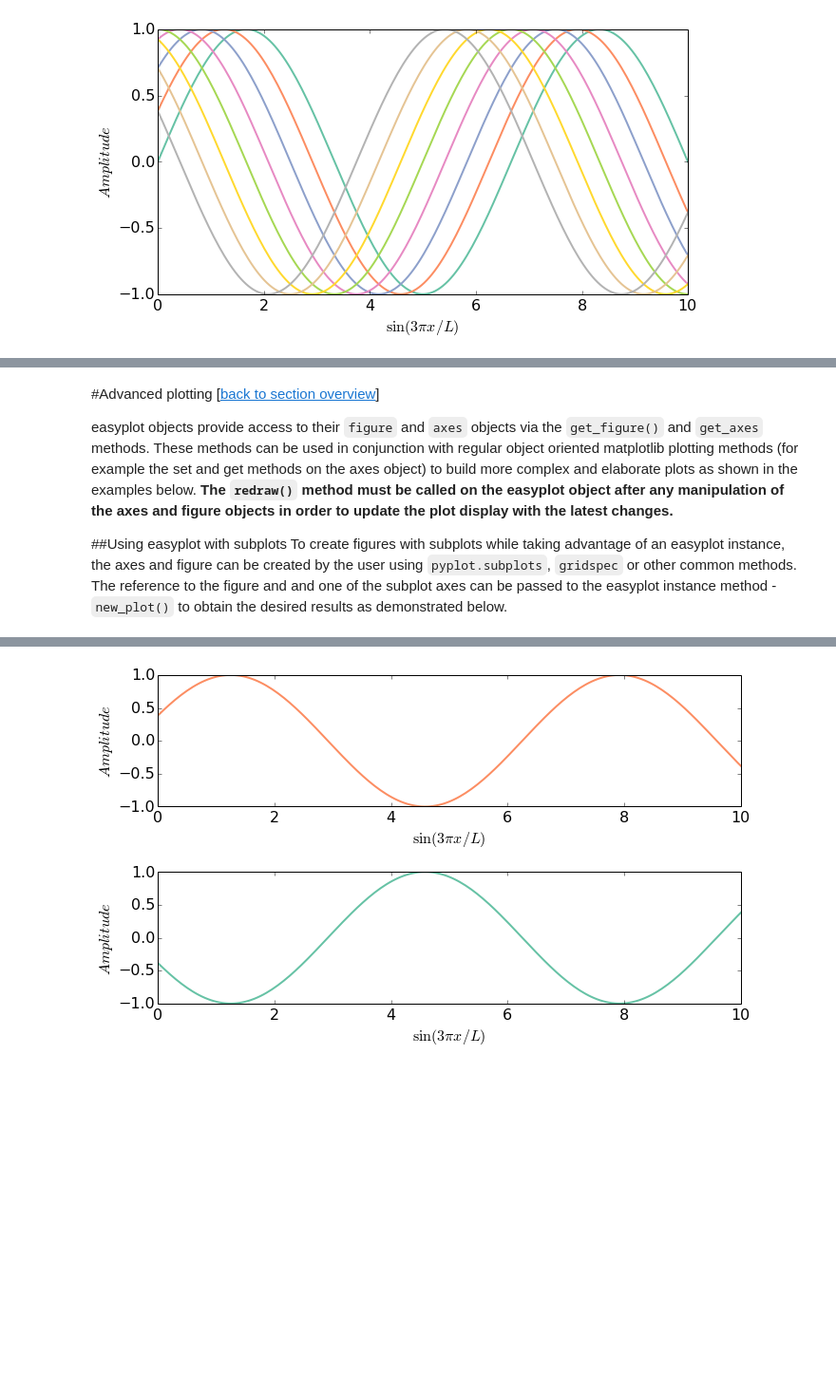
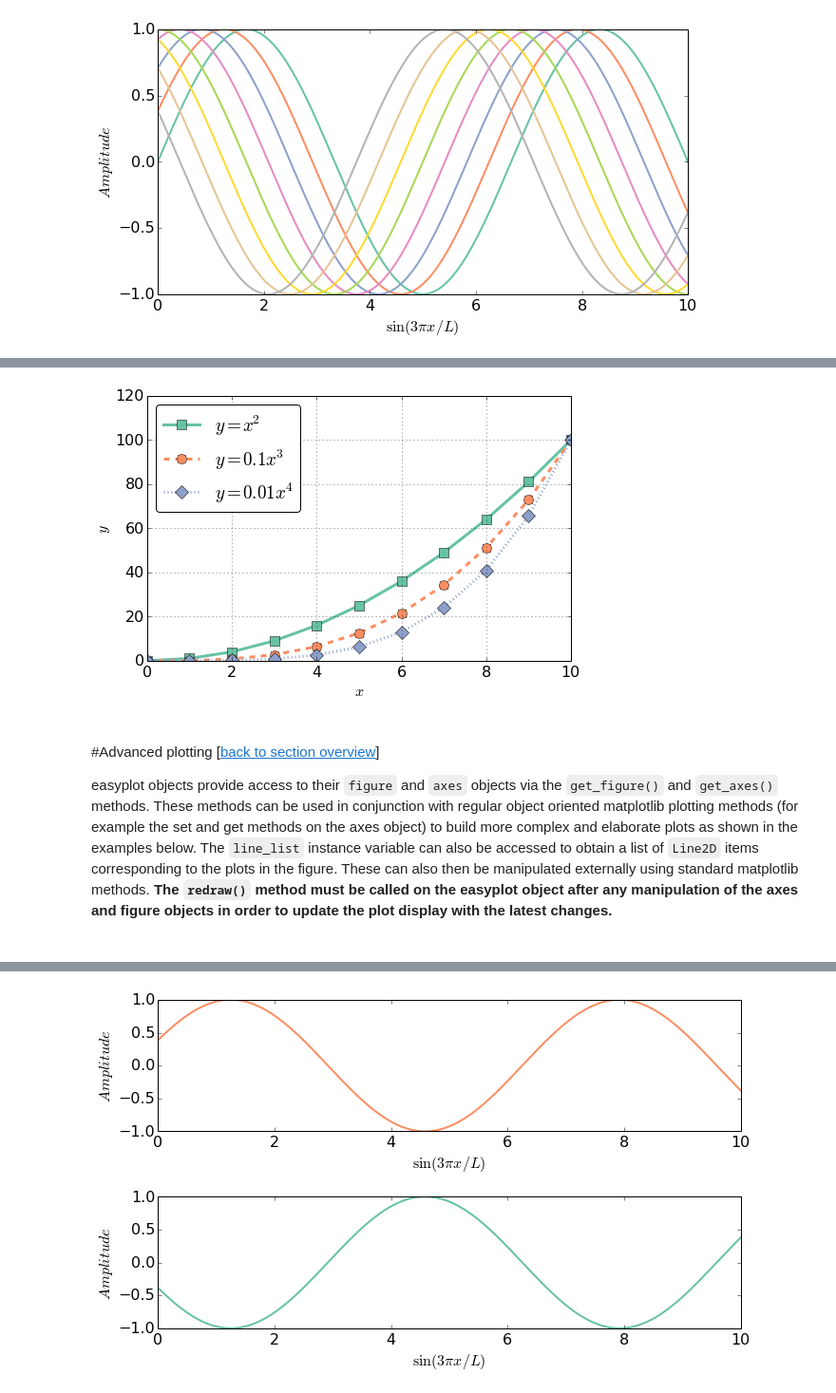
Before and after one commit to HamsterHuey/easyplot, a Jupyter notebook: docs/easyplot_docs.ipynb, the cells around one changed output, grey strips where cells are left out. Shown: that part at 95% size. Cells and saved outputs as stored; diff of their text form; code cells hidden in the pictures; blank space fills up the shorter version.

```diff
--- a/docs/easyplot_docs.ipynb
+++ b/docs/easyplot_docs.ipynb
@@ -186,10 +284,16 @@ for index, color in enumerate(colors):
+# %%
+# Demonstrate iter_plot using mode='numpy'
+eplot = EasyPlot(xlabel=r'$x$', ylabel='$y$', fontsize=16, colorcycle=["#66c2a5","#fc8d62","#8da0cb"], figsize=(8,5))
+eplot.iter_plot(x, y_numpy, mode='numpy', linestyle=linestyle_list, marker=markers_list,
+                label=labels_list, linewidth=3, ms=10, showlegend=True, grid='on')
+# %% [output]
+[figure, added]
+# %% [markdown]
+<a name="advanced_plotting"></a>
 # %% [markdown]
-<a name="advanced_plotting"></a>
 #Advanced plotting
 [[back to section overview](#sections)]
 
-easyplot objects provide access to their `figure` and `axes` objects via the `get_figure()` and `get_axes` methods. These methods can be used in conjunction with regular object oriented matplotlib plotting methods (for example the set and get methods on the axes object) to build more complex and elaborate plots as shown in the examples below. **The `redraw()` method must be called on the easyplot object after any manipulation of the axes and figure objects in order to update the plot display with the latest changes.**
-
-<a name="subplots"></a>
-##Using easyplot with subplots
-To create figures with subplots while taking advantage of an easyplot instance, the axes and figure can be created by the user using `pyplot.subplots`, `gridspec` or other common methods. The reference to the figure and and one of the subplot axes can be passed to the easyplot instance method - `new_plot()` to obtain the desired results as demonstrated below.
+easyplot objects provide access to their `figure` and `axes` objects via the `get_figure()` and `get_axes()` methods. These methods can be used in conjunction with regular object oriented matplotlib plotting methods (for example the set and get methods on the axes object) to build more complex and elaborate plots as shown in the examples below. The `line_list` instance variable can also be accessed to obtain a list of `Line2D` items corresponding to the plots in the figure. These can also then be manipulated externally using standard matplotlib methods. **The `redraw()` method must be called on the easyplot object after any manipulation of the axes and figure objects in order to update the plot display with the latest changes.**
+# %% [markdown]
+<a name="subplots"></a>
```
Also changed, not shown: parts of 39 cells of this notebook, 27 other files.
